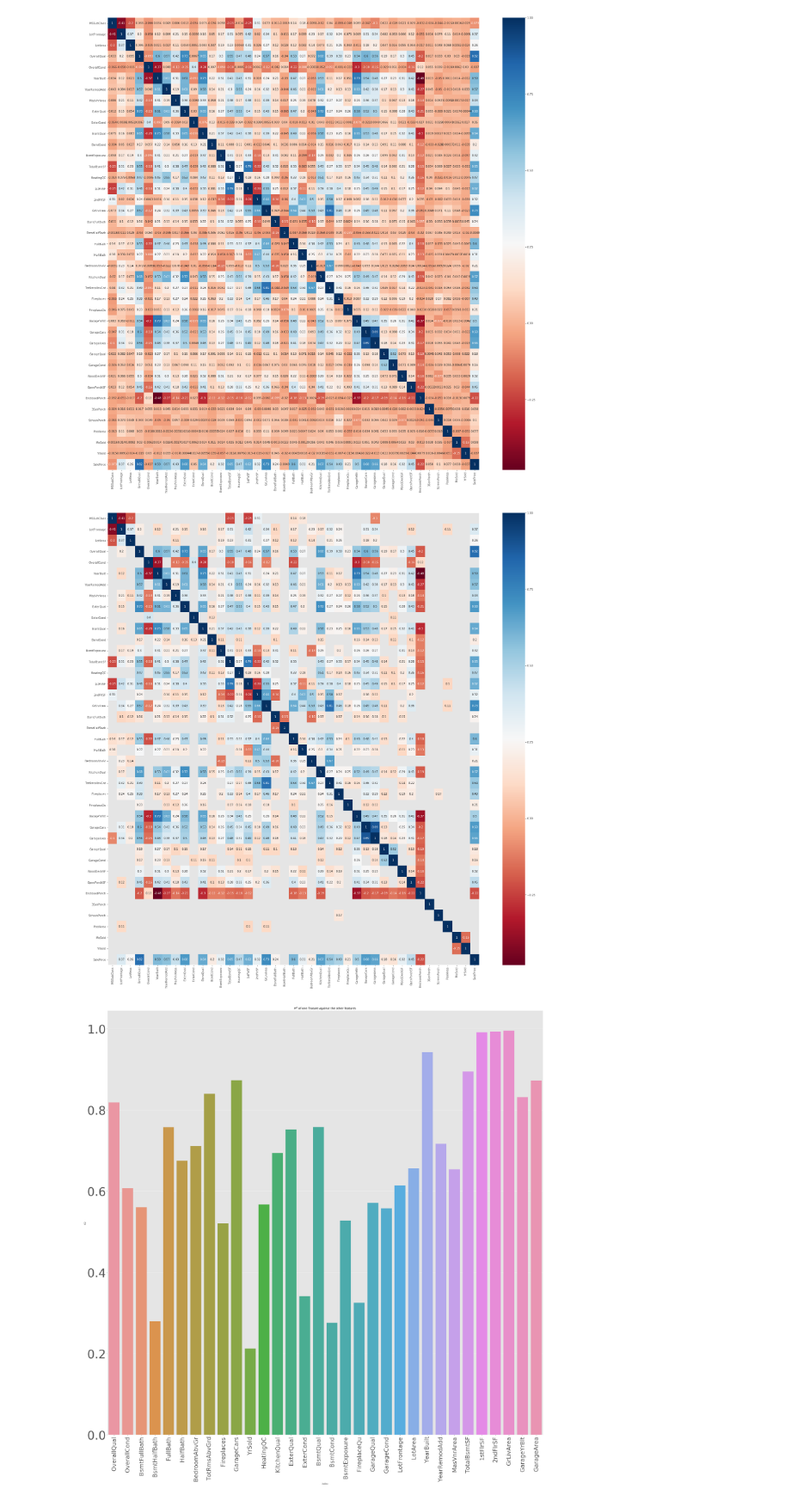
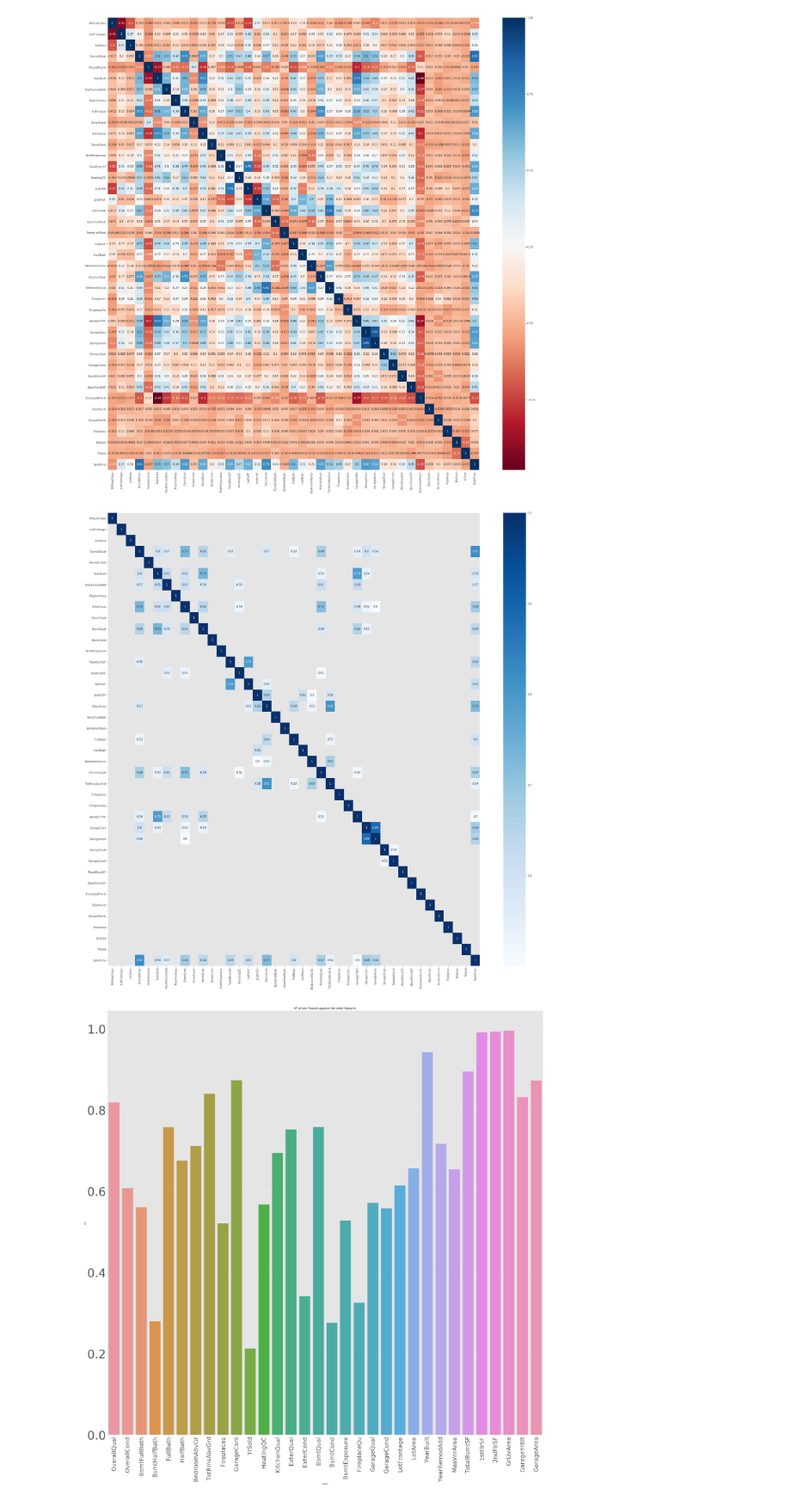
Before and after one commit to AronBerke/Kaggle_Housing_Project, a Jupyter notebook: KaggleTest/3_AAAG_Kaggle_CorrelationInvestigation.ipynb, the cells around one changed output. Shown at 86% size. Cells and saved outputs as stored; diff of their text form; code cells hidden in the pictures.

```diff
--- a/KaggleTest/3_AAAG_Kaggle_CorrelationInvestigation.ipynb
+++ b/KaggleTest/3_AAAG_Kaggle_CorrelationInvestigation.ipynb
@@ -109,12 +109,12 @@ sns.heatmap(corr, cmap="RdBu", annot = True);
 # %% [output]
 [figure]
 # %%
-big_corr=corr[abs(corr)>0.1]
+big_corr=corr[abs(corr)>0.5]
 plt.subplots(figsize=(30, 30))
 cmap = sns.diverging_palette(150, 250, as_cmap=True)
-sns.heatmap(big_corr, cmap="RdBu", annot = True);
+sns.heatmap(big_corr, cmap="Blues", annot = True);
 # %% [output]
-[figure, old version]
+[figure, new version]
 # %%
 x=dum_df.drop('SalePrice',axis=1)
 y=dum_df.SalePrice
```
Also changed, not shown: 5 other files.
